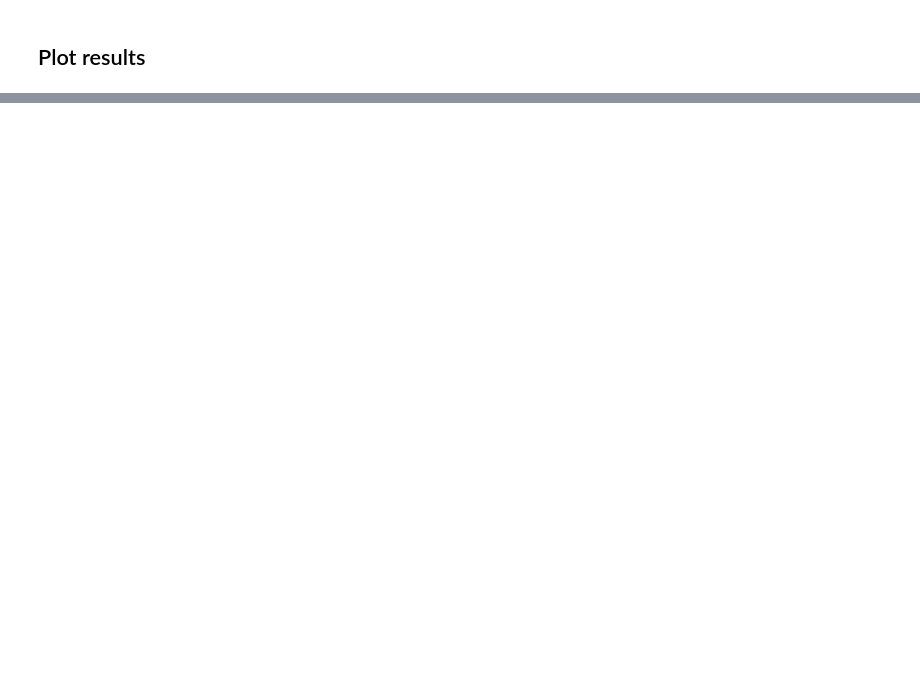
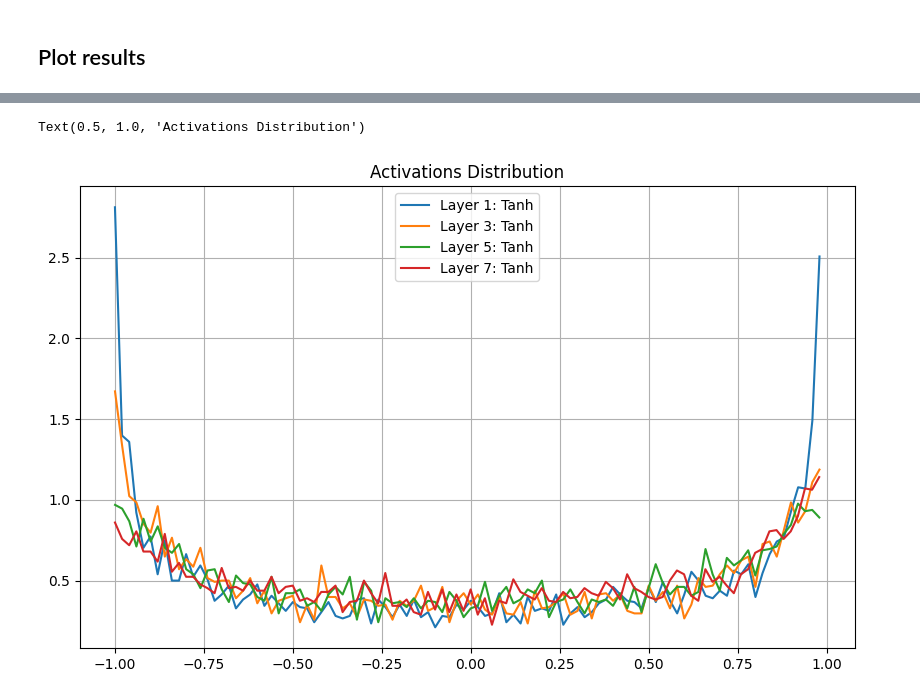
Before and after one commit to VasilisMpletsos/MLP-character-level-language-model, a Jupyter notebook: experiment.ipynb, the cells around one changed output, grey strips where cells are left out. Saved outputs shown, nothing was run; the diff lists cells and outputs as text; code cells hidden in the pictures; blank space fills up the shorter version.

```diff
--- a/experiment.ipynb
+++ b/experiment.ipynb
@@ -159,0 +264,15 @@ logits, probs, loss
+# %%
+legends = []
+plt.figure(figsize=(10,6))
+plt.grid()
+for i, layer in enumerate(layers[:-1]):
+    if isinstance(layer, Tanh):
+        t = layer.out
+        hy, hx = torch.histogram(t, density=True)
+        plt.plot(hx[:-1].detach(), hy.detach())
+        legends.append(f"Layer {i}: {layer.__class__.__name__}")
+plt.legend(legends)
+plt.title("Activations Distribution")
+# %% [output]
+Text(0.5, 1.0, 'Activations Distribution')
+[figure, added]
```
Also changed, not shown: parts of 8 cells of this notebook, 9 other files.
